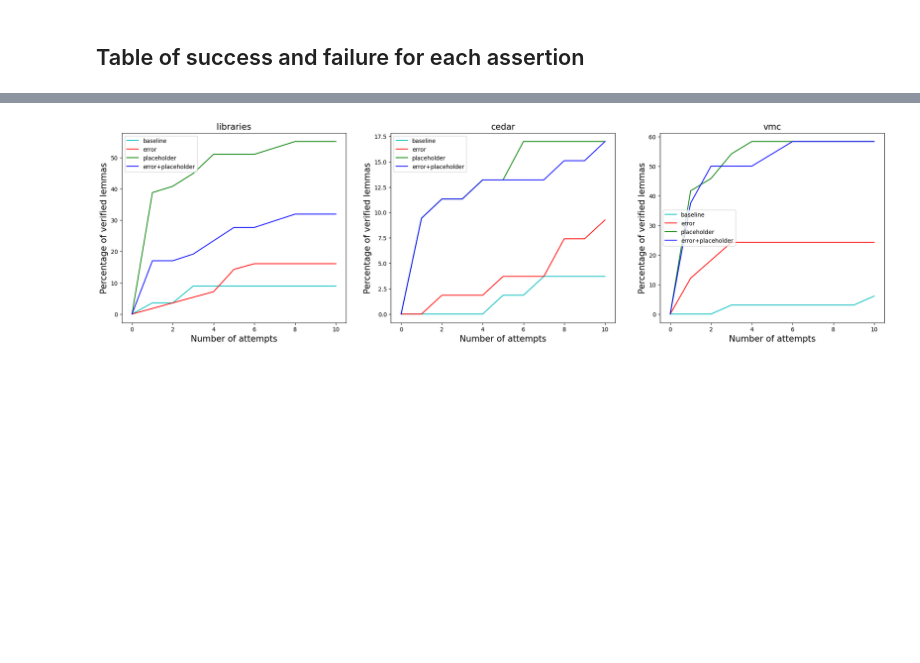
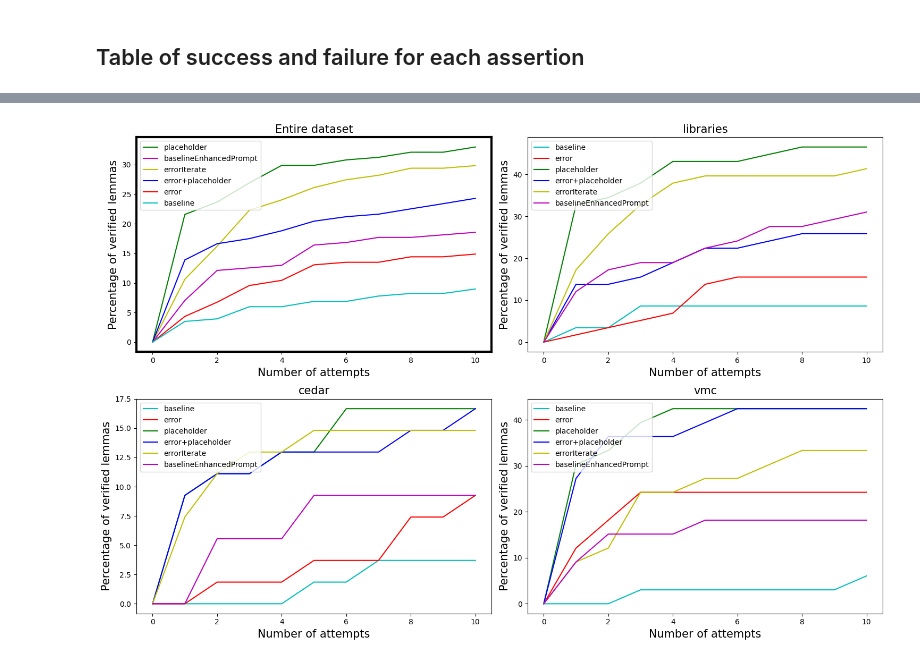
Before and after one commit to ricostynha1/dafny_laurel_repair, a Jupyter notebook: notebooks/analysis_multiexp.ipynb, the cells around one changed output, grey strips where cells are left out. Cells and saved outputs as stored; diff of their text form; code cells hidden in the pictures; blank space fills up the shorter version.

```diff
--- a/notebooks/analysis_multiexp.ipynb
+++ b/notebooks/analysis_multiexp.ipynb
@@ -330,10 +345,18 @@ for (method, benchmark), df in results.items():
     successes_data[(method, benchmark)] = cumulative_successes
 # %%
 normalized_cumulative_success = {}
+lengths = {
+    "libraries-basic": 58,
+    "cedar-basic": 54,
+    "vmc-basic": 33,
+    "cedar-basicremain": 57,
+}
+
 
 for (method, benchmark), cumulative_successes in successes_data.items():
     # Normalize the cumulative successes
     total_indices = results[(method, benchmark)]["Index"].nunique()
+    total_indices = lengths[benchmark]
     normalized_cumulative_success[(method, benchmark)] = [
         100.0 * successes / total_indices if total_indices != 0 else 0
         for successes in cumulative_successes
@@ -348,19 +371,62 @@ for (method, benchmark), data in normalized_cumulative_success.items():
         grouped_data[benchmark] = {}
     grouped_data[benchmark][method] = data
 # %%
-# Plot data
-fig, axs = plt.subplots(nrows=1, ncols=3, figsize=(24, 6))
+fig, axs = plt.subplots(nrows=2, ncols=2, figsize=(15, 10))
 colors = ["b", "g", "r", "c", "m", "y", "k"]
 color_map = {
     method: colors[i % len(colors)]
     for i, method in enumerate(
-        ["error+placeholder", "placeholder", "error", "baseline"]
+        [
+            "error+placeholder",
+            "placeholder",
+            "error",
+            "baseline",
+            "baselineEnhancedPrompt",
+            "errorIterate",
+        ]
     )
 }
 print(color_map)
-i = 0
+i = 1
+axs = axs.flatten()
 benchmarks = ["libraries-basic", "cedar-basic", "vmc-basic"]
-methods_name = ["baseline", "error", "placeholder", "errorplaceholder"]
+methods_name = [
+    "baseline",
+    "error",
+    "placeholder",
+    "errorplaceholder",
+    "errorIterate",
+    "baselineEnhancedPrompt",
+]
+total_normalized_cumulative_success = {}
+for benchmark in grouped_data:
+    for method in grouped_data[benchmark]:
+        if method not in total_normalized_cumulative_success:
+            total_normalized_cumulative_success[method] = [0] * 11
+        total_normalized_cumulative_success[method] = [
+            x + y
+            for x, y in zip(
+                total_normalized_cumulative_success[method],
+                grouped_data[benchmark][method],
+            )
+        ]
+
+for method, data in total_normalized_cumulative_success.items():
+    total_normalized_cumulative_success[method] = [x / len(grouped_data) for x in data]
+    print(total_normalized_cumulative_success[method])
+    print(f"final: {method}: {total_normalized_cumulative_success[method][-1]}")
+
+# plt.figure(figsize=(10, 6))
+for method, data in total_normalized_cumulative_success.items():
+    if method == "errorplaceholder":
+        method = "error+placeholder"
+    axs[0].plot(data, label=method, color=color_map[method])
+    axs[0].set_title(f"Entire dataset", fontsize=15)
+    axs[0].set_xlabel("Number of attempts", fontsize=15)
+    axs[0].set_ylabel("Percentage of verified lemmas", fontsize=15)
+    axs[0].legend(fontsize=10)
+# plt.savefig("../fig/entire_dataset_placeholder.pdf", bbox_inches="tight")
+# plt.show()
 for benchmark in benchmarks:
     # axs[i](figsize=(10, 6))
     for method in methods_name:
@@ -375,9 +441,13 @@ for benchmark in benchmarks:
     axs[i].set_title(f"{benchmark[:-6]}", fontsize=15)
     axs[i].set_xlabel("Number of attempts", fontsize=15)
     axs[i].set_ylabel("Percentage of verified lemmas", fontsize=15)
-    axs[i].legend(fontsize=10)
+    axs[i].legend(fontsize=10, loc="upper left")
     i += 1
-plt.savefig("../fig/benchs_placeholder.pdf", bbox_inches="tight")
+# plt.savefig("../fig/benchs_placeholder.pdf", bbox_inches="tight")
+for spine in axs[0].spines.values():
+    spine.set_edgecolor("black")
+    spine.set_linewidth(3)
+plt.tight_layout()
 
 plt.show()
 # %% [output]
@@ -385,4 +467,4 @@ plt.show()
-[figure, old version]
+[figure, new version]
 # %%
 for (method, benchmark), data in normalized_cumulative_success.items():
     print(f"final: {method}, {benchmark}: {data[-1]}")
```
Also changed, not shown: parts of 9 cells of this notebook, 14 other files.
